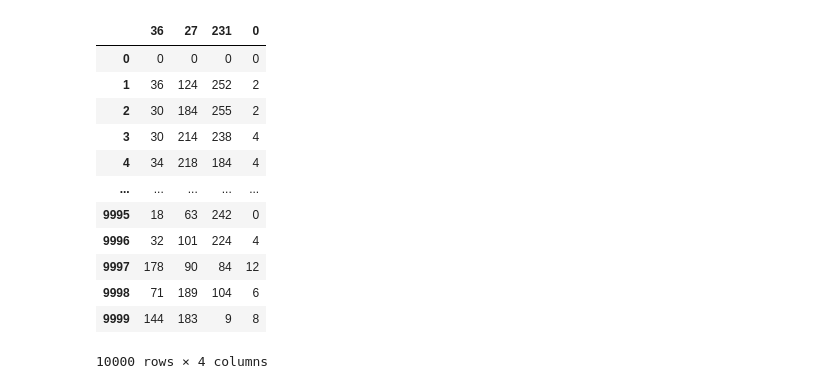
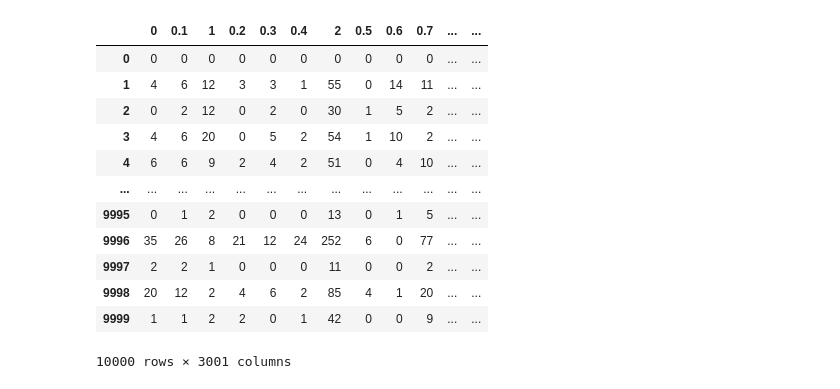
Before and after one commit to marcanii/SIS420---1-23, a Jupyter notebook: Evaluaciones/Segundo Parcial/preparar_dataset.ipynb, the cells around one changed output. Drawn from its saved outputs; the diff is of its cells as text; code cells hidden in the pictures.

```diff
--- a/Evaluaciones/Segundo Parcial/preparar_dataset.ipynb
+++ b/Evaluaciones/Segundo Parcial/preparar_dataset.ipynb
@@ -53,17 +53,17 @@ aumentar_ejemplos('ph-data.xls', 'archivo_aumentado.csv', 10000)
 # %%
-df_aumentado = pd.read_csv('archivo_aumentado.csv')
+df_aumentado = pd.read_csv('emails_pre.csv')
 df_aumentado
 # %% [output]
-|  | 36 | 27 | 231 | 0 |
-| 0 | 0 | 0 | 0 | 0 |
-| 1 | 36 | 124 | 252 | 2 |
-| 2 | 30 | 184 | 255 | 2 |
-| 3 | 30 | 214 | 238 | 4 |
-| 4 | 34 | 218 | 184 | 4 |
-| ... | ... | ... | ... | ... |
-| 9995 | 18 | 63 | 242 | 0 |
-| 9996 | 32 | 101 | 224 | 4 |
-| 9997 | 178 | 90 | 84 | 12 |
-| 9998 | 71 | 189 | 104 | 6 |
-| 9999 | 144 | 183 | 9 | 8 |
+|  | 0 | 0.1 | 1 | 0.2 | 0.3 | 0.4 | 2 | 0.5 | 0.6 | 0.7 | ... | ... |
+| 0 | 0 | 0 | 0 | 0 | 0 | 0 | 0 | 0 | 0 | 0 | ... | ... |
+| 1 | 4 | 6 | 12 | 3 | 3 | 1 | 55 | 0 | 14 | 11 | ... | ... |
+| 2 | 0 | 2 | 12 | 0 | 2 | 0 | 30 | 1 | 5 | 2 | ... | ... |
+| 3 | 4 | 6 | 20 | 0 | 5 | 2 | 54 | 1 | 10 | 2 | ... | ... |
+| 4 | 6 | 6 | 9 | 2 | 4 | 2 | 51 | 0 | 4 | 10 | ... | ... |
+| ... | ... | ... | ... | ... | ... | ... | ... | ... | ... | ... | ... | ... |
+| 9995 | 0 | 1 | 2 | 0 | 0 | 0 | 13 | 0 | 1 | 5 | ... | ... |
+| 9996 | 35 | 26 | 8 | 21 | 12 | 24 | 252 | 6 | 0 | 77 | ... | ... |
+| 9997 | 2 | 2 | 1 | 0 | 0 | 0 | 11 | 0 | 0 | 2 | ... | ... |
+| 9998 | 20 | 12 | 2 | 4 | 6 | 2 | 85 | 4 | 1 | 20 | ... | ... |
+| 9999 | 1 | 1 | 2 | 2 | 0 | 1 | 42 | 0 | 0 | 9 | ... | ... |
-10000 rows × 4 columns
+10000 rows × 3001 columns
```
Also changed, not shown: parts of 2 cells of this notebook, 6 other files.
